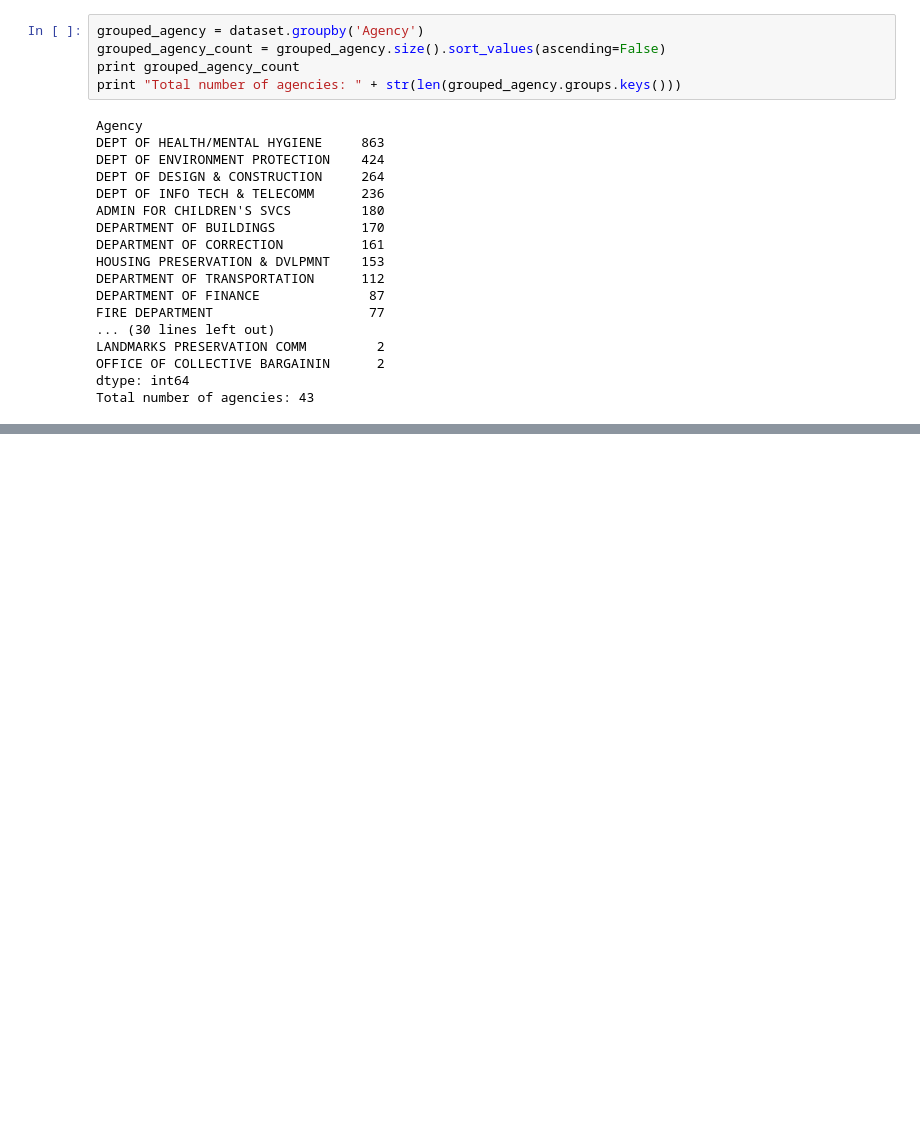
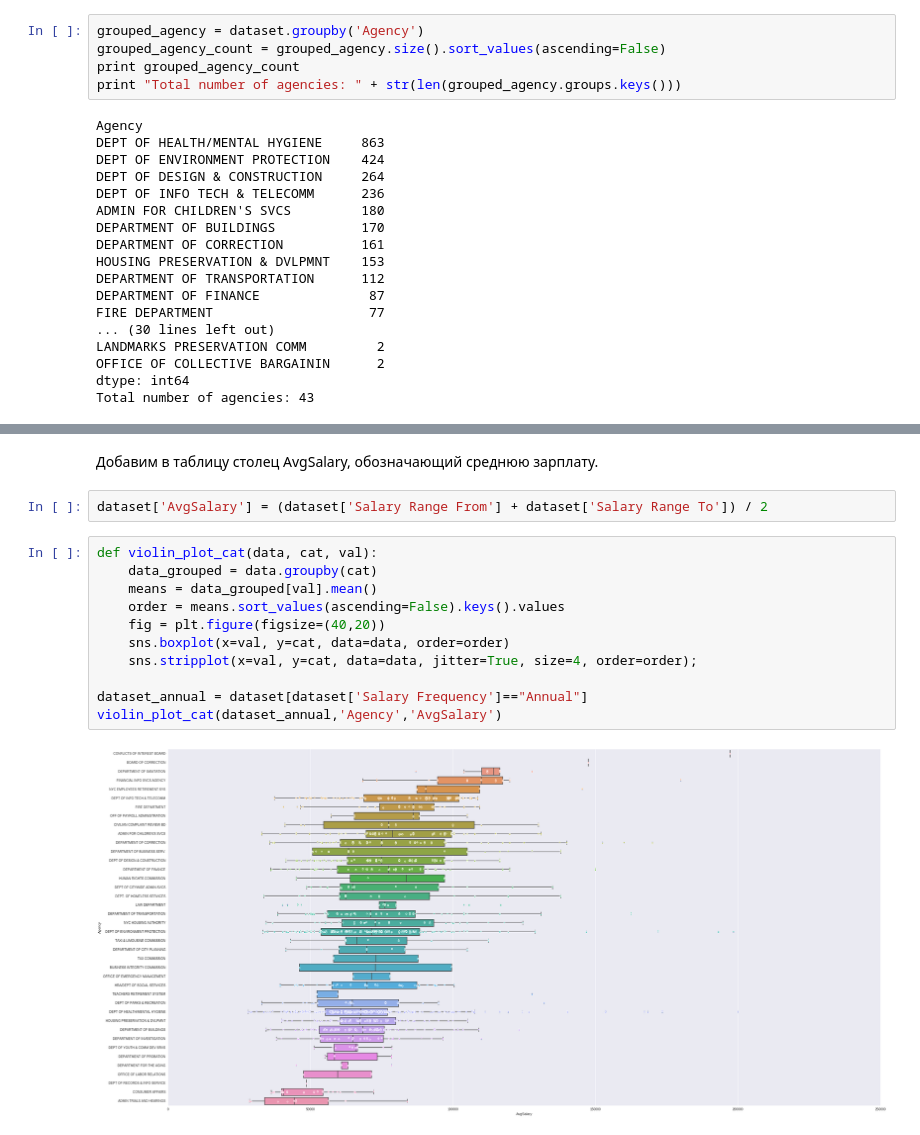
Before and after one commit to grin3s/technosfera_dm_2, a Jupyter notebook: homework2.ipynb, the cells around one changed output, grey strips where cells are left out. Cells and saved outputs as stored; diff of their text form; blank space fills up the shorter version.

Commit message:
box plot added

```diff
--- a/homework2.ipynb
+++ b/homework2.ipynb
@@ -72,3 +72,20 @@ def plot_bar_counts(data, ylabel):
 plot_bar_counts(grouped_agency_count, 'Number of jobs')
 # %% [output]
 [figure]
+# %% [markdown]
+Добавим в таблицу столец AvgSalary, обозначающий среднюю зарплату.
+# %%
+dataset['AvgSalary'] = (dataset['Salary Range From'] + dataset['Salary Range To']) / 2
+# %%
+def violin_plot_cat(data, cat, val):
+    data_grouped = data.groupby(cat)
+    means = data_grouped[val].mean()
+    order = means.sort_values(ascending=False).keys().values
+    fig = plt.figure(figsize=(40,20))
+    sns.boxplot(x=val, y=cat, data=data, order=order)
+    sns.stripplot(x=val, y=cat, data=data, jitter=True, size=4, order=order);
+
+dataset_annual = dataset[dataset['Salary Frequency']=="Annual"]
+violin_plot_cat(dataset_annual,'Agency','AvgSalary')
+# %% [output]
+[figure, added]
```
Also changed, not shown: parts of 1 cell of this notebook, 1 other file.
